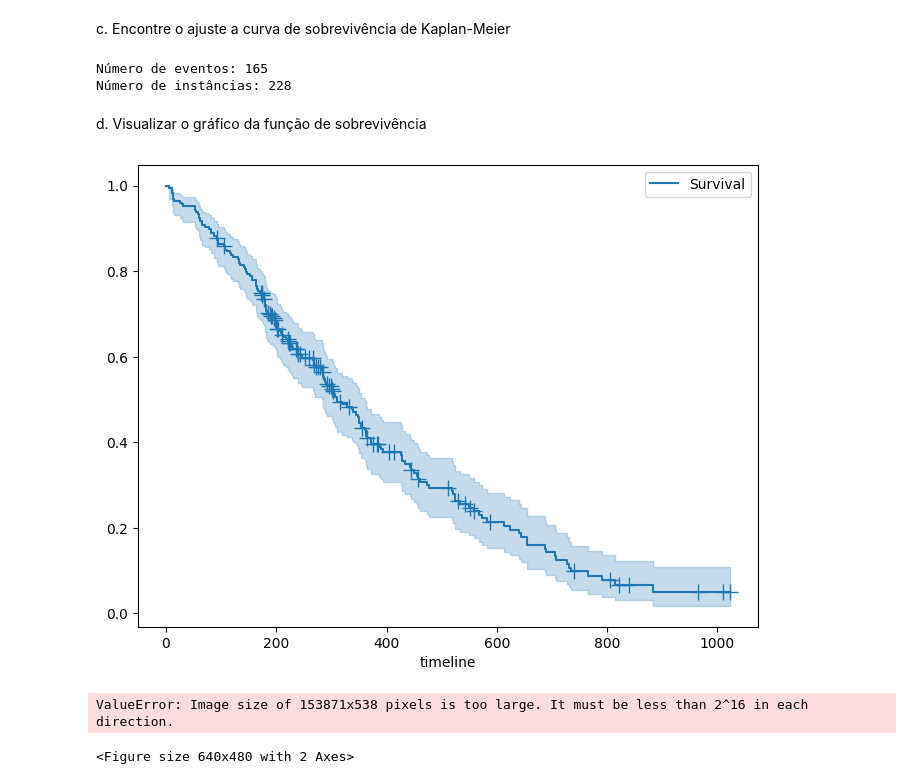
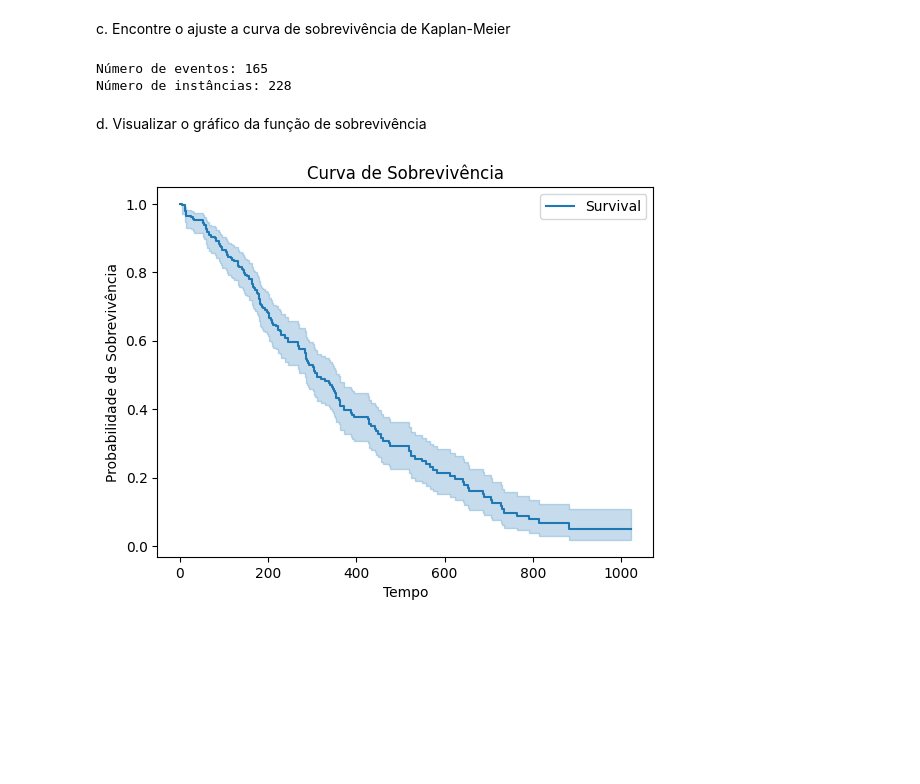
Before and after one commit to laryyssa/Aprendizado-de-Maquina-na-Saude, a Jupyter notebook: atv5_modelo-sobrevivencia/main.ipynb, the cells around one changed output. Saved outputs shown, nothing was run; the diff lists cells and outputs as text; code cells hidden in the pictures; blank space fills up the shorter version.

```diff
--- a/atv5_modelo-sobrevivencia/main.ipynb
+++ b/atv5_modelo-sobrevivencia/main.ipynb
@@ -177,47 +180,24 @@ timeline
 [187 rows x 1 columns]
 # %% [markdown]
 c. Encontre o ajuste a curva de sobrevivência de Kaplan-Meier
-# %%
-# Obter o número de eventos e instâncias
-num_events = df['event'].sum()
-num_instances = len(df)
-
-print("Número de eventos:", num_events)
-print("Número de instâncias:", num_instances)
-# %% [output]
-Número de eventos: 165
-Número de instâncias: 228
+# %%
+print("Número de eventos:", len(df[df['event'] == True]))
+print("Número de instâncias:", len(df))
+
+# como há mais instâncias do que eventos, logo se considera que houve censura.
+# %% [output]
+Número de eventos: 165
+Número de instâncias: 228
 # %% [markdown]
 d. Visualizar o gráfico da função de sobrevivência
 # %%
 import matplotlib.pyplot as plt
 from lifelines.plotting import add_at_risk_counts
-# %%
-# Configurar o tamanho da figura
-fig, ax = plt.subplots(figsize=(8, 6))  # Ajuste o tamanho conforme necessário
-
-# Configurar o tamanho máximo da figura
-plt.rcParams['agg.path.chunksize'] = 10000
-
-# Configurar o gráfico
-kmf.plot(ax=ax, show_censors=True)
-
-# Configurar o gráfico
-fig, ax = plt.subplots()
-kmf.plot(ax=ax, show_censors=True)
-
-# Adicionar o tempo médio de sobrevivência
-median_survival_time = kmf.median_survival_time_
-ax.axvline(x=median_survival_time, color='red', linestyle='--')
-ax.text(median_survival_time, 0.5, f"p=0.5, t={median_survival_time:.2f}", color='red',
-        verticalalignment='top', horizontalalignment='right', transform=ax.transAxes)
-
-# Adicionar tabela de risco
-add_at_risk_counts(kmf, ax=ax, labels=['At Risk'])
-
-# Exibir o gráfico
-plt.show()
-# %% [output]
-[figure, removed]
-ValueError: Image size of 153871x538 pixels is too large. It must be less than 2^16 in each direction.
-<Figure size 640x480 with 2 Axes>
+# %%
+kmf.plot()
+plt.title('Curva de Sobrevivência')
+plt.xlabel('Tempo')
+plt.ylabel('Probabilidade de Sobrevivência')
+plt.show()
+# %% [output]
+[figure, added]
```
Also changed, not shown: parts of 12 cells of this notebook.
